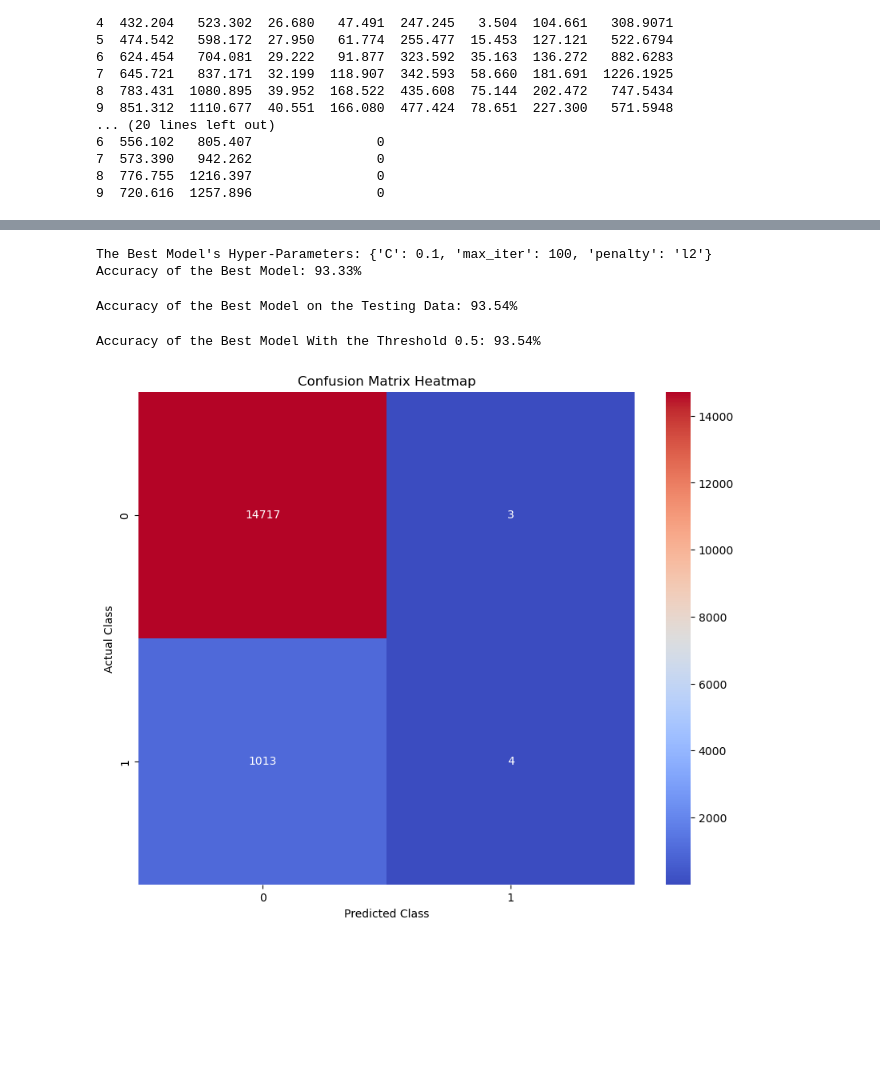
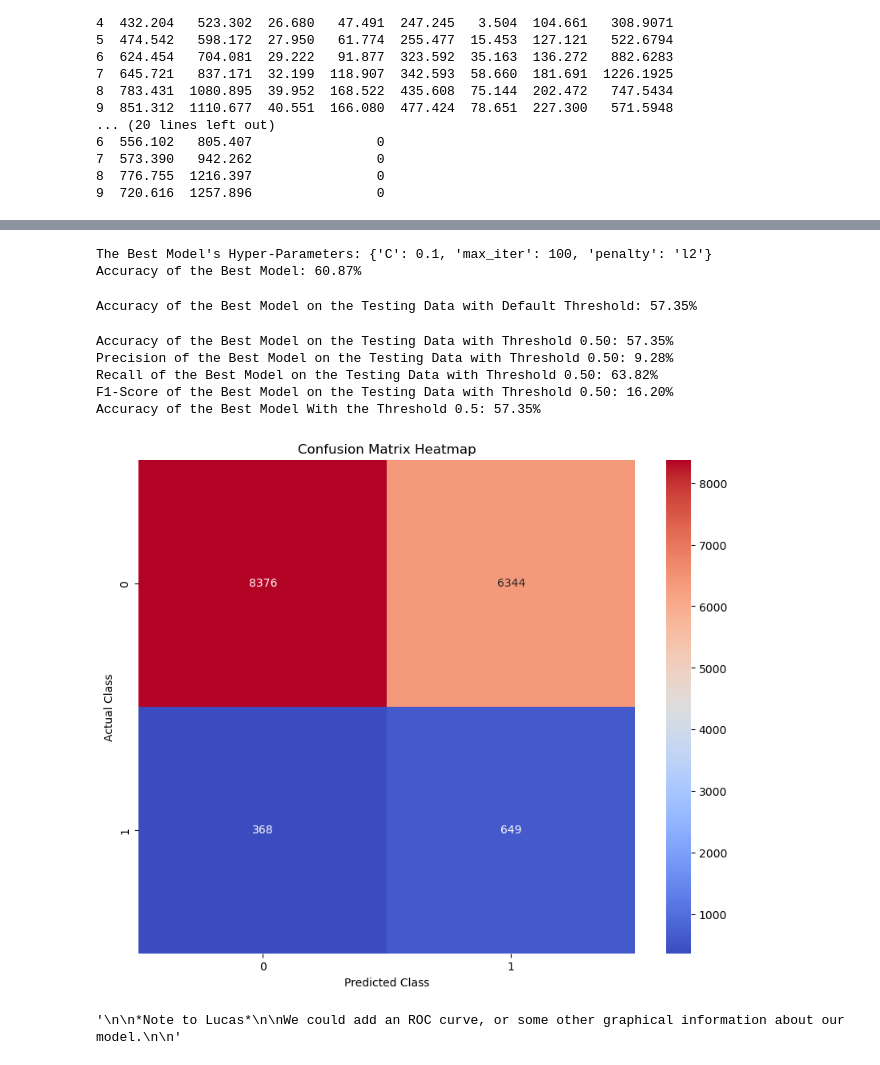
Before and after one commit to dovelover145/Bankruptcy-Prediction, a Jupyter notebook: bankruptcy_pred.ipynb, the cells around one changed output, grey strips where cells are left out. Drawn from its saved outputs; the diff is of its cells as text; code cells hidden in the pictures; blank space fills up the shorter version.

```diff
--- a/bankruptcy_pred.ipynb
+++ b/bankruptcy_pred.ipynb
@@ -110,6 +226,7 @@ plt.figure(figsize=(12, 2 * num_rows))
 for i, feature in enumerate(features_to_plot, 1):
     plt.subplot(num_rows, num_cols, i)
     sns.boxplot(x=df[feature])
+    plt.title(f'Box Plot of {feature} Values After Handling Outliers')
 plt.tight_layout()
 plt.show()
 # %% [output]
@@ -117,10 +384,10 @@ plt.show()
 # %%
-# Data Scaling/Standardization
+# Data Scaling/Standardization with Z-Score Scaling
 
 scaler = StandardScaler()
 
-X = df.iloc[:, :-1]
-y = df['status_encoding']
+X = df_reduced.iloc[:, :-1]
+y = df_reduced['status_encoding']
 X_train, X_test, y_train, y_test = train_test_split(X, y, random_state=21, test_size=0.20, shuffle=True)
 
 X_train_scaled = scaler.fit_transform(X_train)
@@ -201,7 +501,7 @@ model = LogisticRegression(solver='liblinear')
 
 grid = GridSearchCV(estimator=model, param_grid=param_grid, n_jobs=-1, cv=3)
 
-grid_result = grid.fit(X_train_scaled, y_train)
+grid_result = grid.fit(X_train_balanced, y_train_balanced)
 
 best_params = grid_result.best_params_
 best_score = grid_result.best_score_
@@ -210,39 +510,65 @@ print('The Best Model\'s Hyper-Parameters:', best_params)
 print('Accuracy of the Best Model: {:.2f}%'.format(best_score * 100))
 # %% [output]
 The Best Model's Hyper-Parameters: {'C': 0.1, 'max_iter': 100, 'penalty': 'l2'}
-Accuracy of the Best Model: 93.33%
+Accuracy of the Best Model: 60.87%
 # %%
 best_model = LogisticRegression(penalty=best_params['penalty'], C=best_params['C'], solver='liblinear', max_iter=best_params['max_iter'])
 
-history = best_model.fit(X_train_scaled, y_train) # Can use history for plotting useful graphs
+history = best_model.fit(X_train_balanced, y_train_balanced) # Can use history for plotting useful graphs
 
 y_pred = best_model.predict(X_test_scaled)
 
 accuracy = accuracy_score(y_test, y_pred)
 
-print('Accuracy of the Best Model on the Testing Data: {:.2f}%'.format(accuracy * 100))
+print('Accuracy of the Best Model on the Testing Data with Default Threshold: {:.2f}%'.format(accuracy * 100))
 # %% [output]
-Accuracy of the Best Model on the Testing Data: 93.54%
+Accuracy of the Best Model on the Testing Data with Default Threshold: 57.35%
 # %%
+from sklearn.metrics import precision_score, recall_score, f1_score, confusion_matrix
+
 y_pred_proba = best_model.predict_proba(X_test_scaled)[:, 1]
 
 threshold = 0.5
 
 y_pred_adjusted = (y_pred_proba >= threshold).astype(int)
 
 accuracy = accuracy_score(y_test, y_pred_adjusted)
+print('Accuracy of the Best Model on the Testing Data with Threshold {:.2f}: {:.2f}%'.format(threshold, accuracy * 100))
+
+precision = precision_score(y_test, y_pred_adjusted)
+print('Precision of the Best Model on the Testing Data with Threshold {:.2f}: {:.2f}%'.format(threshold, precision * 100))
+
+recall = recall_score(y_test, y_pred_adjusted)
+print('Recall of the Best Model on the Testing Data with Threshold {:.2f}: {:.2f}%'.format(threshold, recall * 100))
+
+f1 = f1_score(y_test, y_pred_adjusted)
+print('F1-Score of the Best Model on the Testing Data with Threshold {:.2f}: {:.2f}%'.format(threshold, f1 * 100))
 
 print(f'Accuracy of the Best Model With the Threshold {threshold}: {accuracy * 100:.2f}%')
 
 cm = confusion_matrix(y_test, y_pred_adjusted)
 
 # Visualize correlation matrix using heatmap
 plt.figure(figsize=(10, 8))
 sns.heatmap(cm, annot=True, cmap='coolwarm', fmt='d')
 plt.title('Confusion Matrix Heatmap')
 plt.xlabel('Predicted Class')
 plt.ylabel('Actual Class')
 plt.show()
 # %% [output]
-Accuracy of the Best Model With the Threshold 0.5: 93.54%
+Accuracy of the Best Model on the Testing Data with Threshold 0.50: 57.35%
+Precision of the Best Model on the Testing Data with Threshold 0.50: 9.28%
+Recall of the Best Model on the Testing Data with Threshold 0.50: 63.82%
+F1-Score of the Best Model on the Testing Data with Threshold 0.50: 16.20%
+Accuracy of the Best Model With the Threshold 0.5: 57.35%
-[figure, old version]
+[figure, new version]
+# %%
+"""
+
+*Note to Lucas*
+
+We could add an ROC curve, or some other graphical information about our model.
+
+"""
+# %% [output]
+'\n\n*Note to Lucas*\n\nWe could add an ROC curve, or some other graphical information about our model.\n\n'
```
Also changed, not shown: parts of 12 cells of this notebook, 1 other file.
